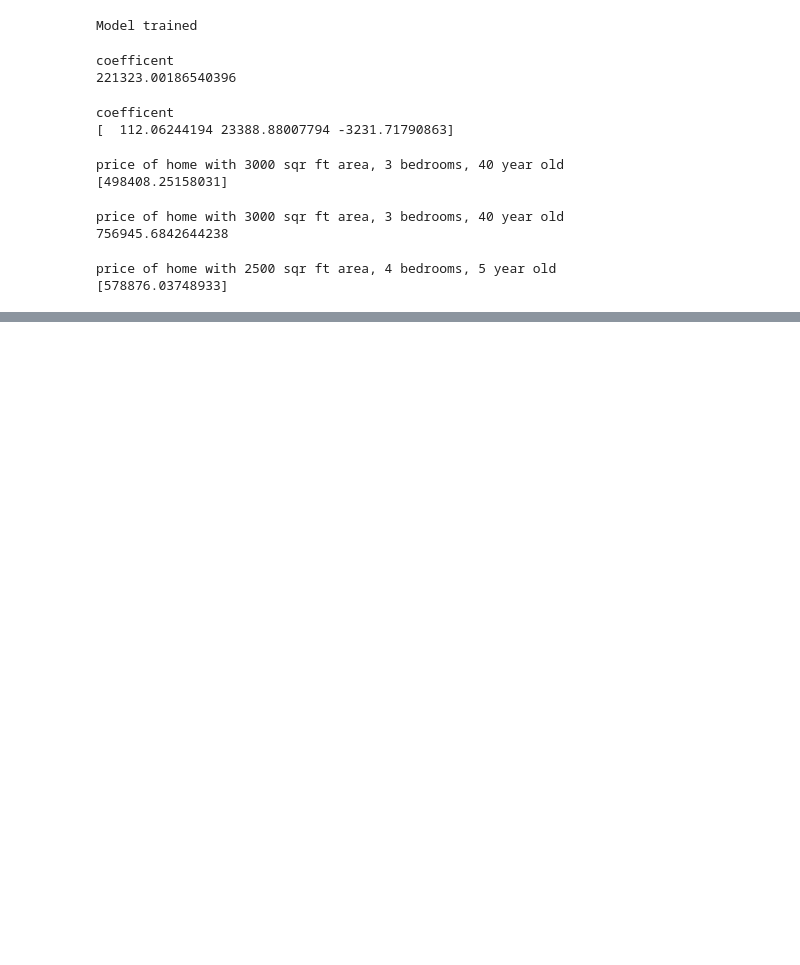
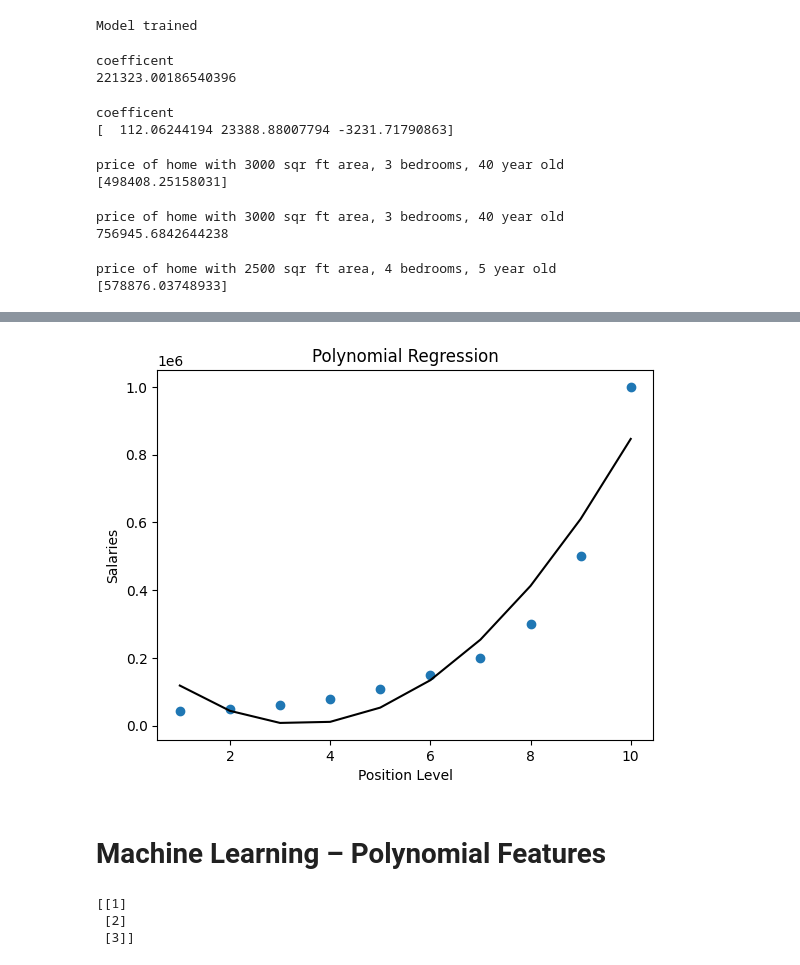
Before and after one commit to lokeshneerasa/MACHINE-LEARNING, a Jupyter notebook: MACHINE_LEARNING.ipynb, the cells around one changed output, grey strips where cells are left out. Cells and saved outputs as stored; diff of their text form; code cells hidden in the pictures; blank space fills up the shorter version.

```diff
--- a/MACHINE_LEARNING.ipynb
+++ b/MACHINE_LEARNING.ipynb
@@ -1148,0 +1239,39 @@ price of home with 2500 sqr ft area, 4 bedrooms, 5 year old
+# %%
+import pandas as pd
+from sklearn.linear_model import LinearRegression
+from sklearn.preprocessing import PolynomialFeatures
+import matplotlib.pyplot as plt
+
+df=pd.read_csv("poly_dataset.csv")
+
+
+X=df.iloc[:,1:2].values
+y=df.iloc[:,2].values
+
+poly_regs=PolynomialFeatures(degree=2)
+X_poly=poly_regs.fit_transform(X)
+
+model=LinearRegression()
+model.fit(X_poly,y)
+
+plt.scatter(X,y)
+plt.plot(X,model.predict(X_poly),color='black')
+
+plt.title("Polynomial Regression")
+plt.xlabel("Position Level")
+plt.ylabel("Salaries")
+
+plt.show()
+# %% [output]
+[figure, added]
+# %% [markdown]
+# **Machine Learning – Polynomial Features**
+# %%
+#Ex:1 creating Array
+from numpy import asarray
+data=asarray([[1],[2],[3]])
+print(data)
+# %% [output]
+[[1]
+ [2]
+ [3]]
```
Also changed, not shown: parts of 25 cells of this notebook.
